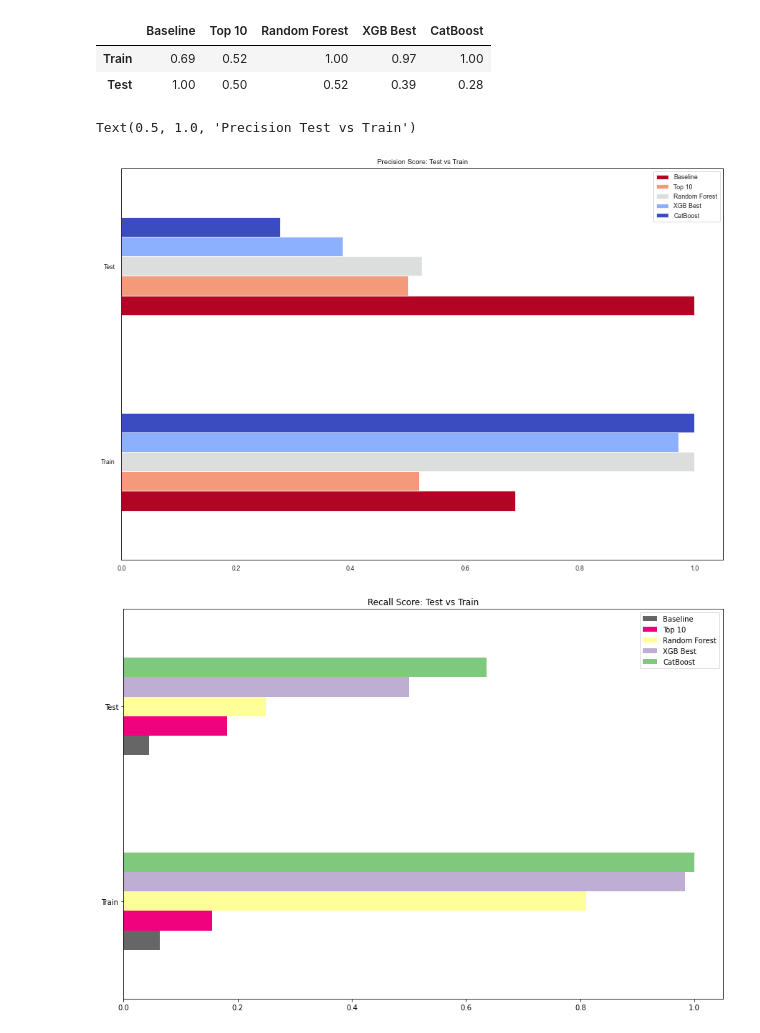
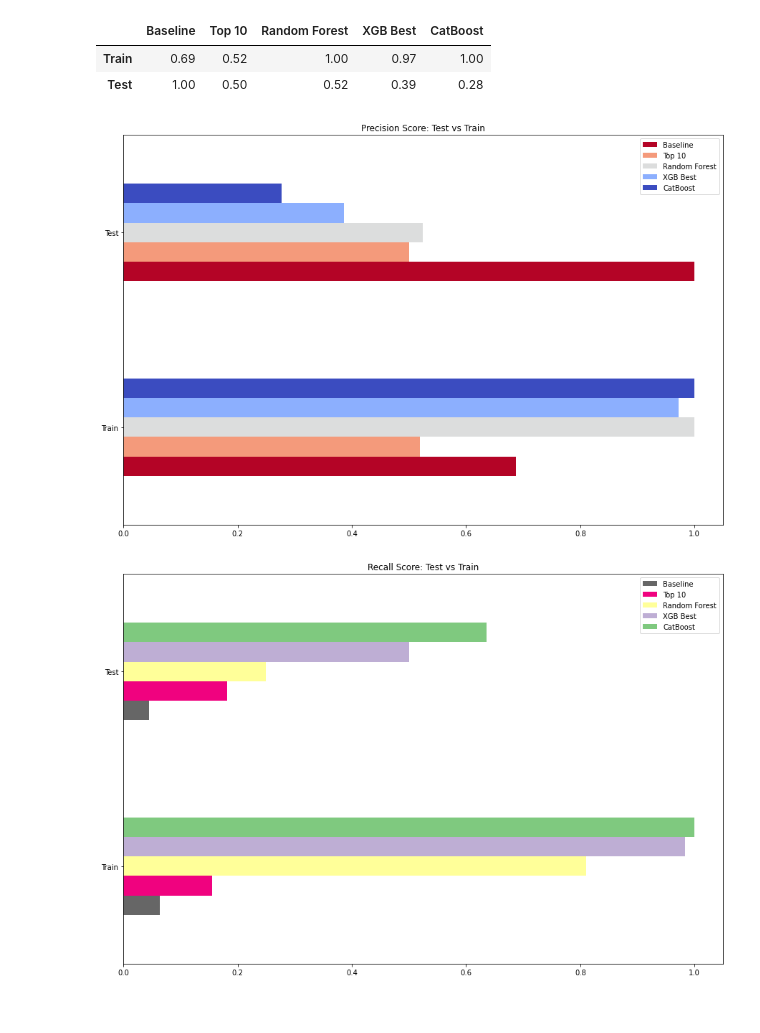
Before and after one commit to erin-vu/Bankruptcy-Prediction-in-Taiwan, a Jupyter notebook: Final Notebook.ipynb, the cells around one changed output. Saved outputs shown, nothing was run; the diff lists cells and outputs as text; code cells hidden in the pictures.

Commit message:
fixed images

```diff
--- a/Final Notebook.ipynb
+++ b/Final Notebook.ipynb
@@ -1373,13 +1380,12 @@ precision_1_df
 recall_1_df = recall_1_df.drop(['Class Weight', 'Oversampling', 'Undersampling', 'All Features'], axis=1)
 # %%
 #plt.style.use("dark_background")
-sns.set_style('white')
+#sns.set_style('white')
 precision_1_df.plot(kind='barh', figsize=(15,10),colormap='coolwarm_r', title='Precision Score: Test vs Train')
 ax.set_title('Precision Test vs Train')
-#plt.savefig('./images/precision_score_bar.jpg', bbox_inches='tight');
+plt.savefig('./images/precision_score_bar.jpg', bbox_inches='tight');
 # %% [output]
-Text(0.5, 1.0, 'Precision Test vs Train')
-[figure, old version]
+[figure, new version]
 # %%
 recall_1_df.plot(kind='barh', figsize=(15, 10), colormap='Accent_r', title='Recall Score: Test vs Train')
 plt.savefig('./images/recall_score_bar.jpg', bbox_inches='tight');
```
Also changed, not shown: parts of 19 cells of this notebook, 5 other files.
